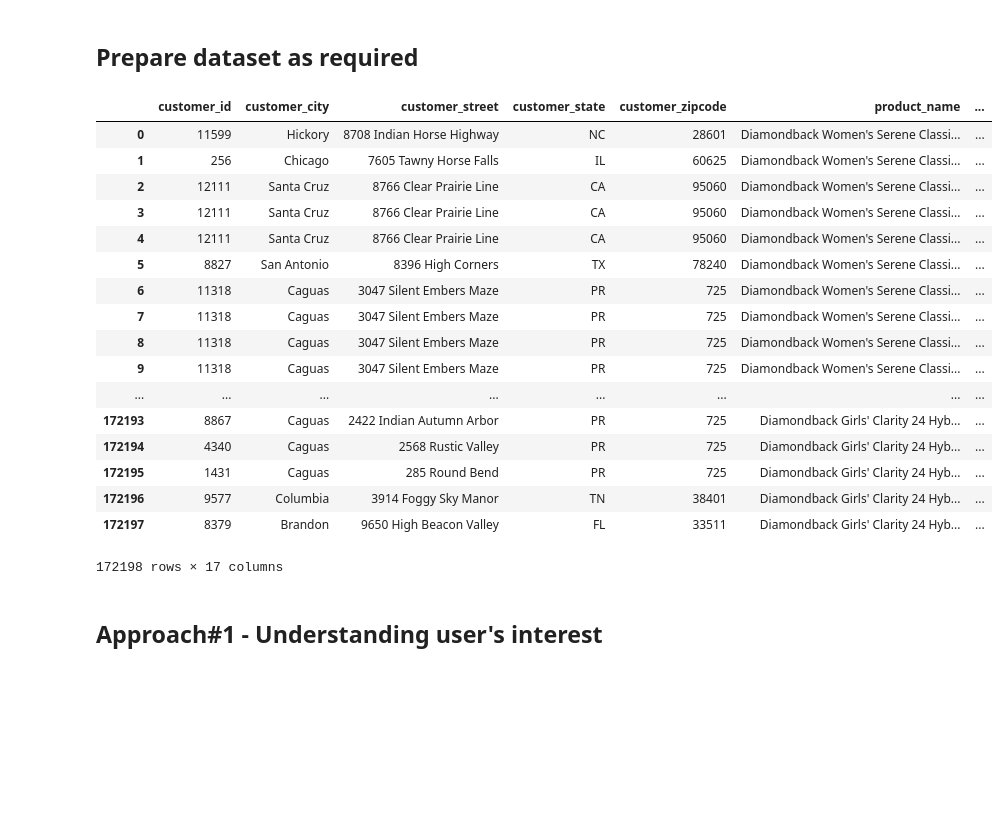
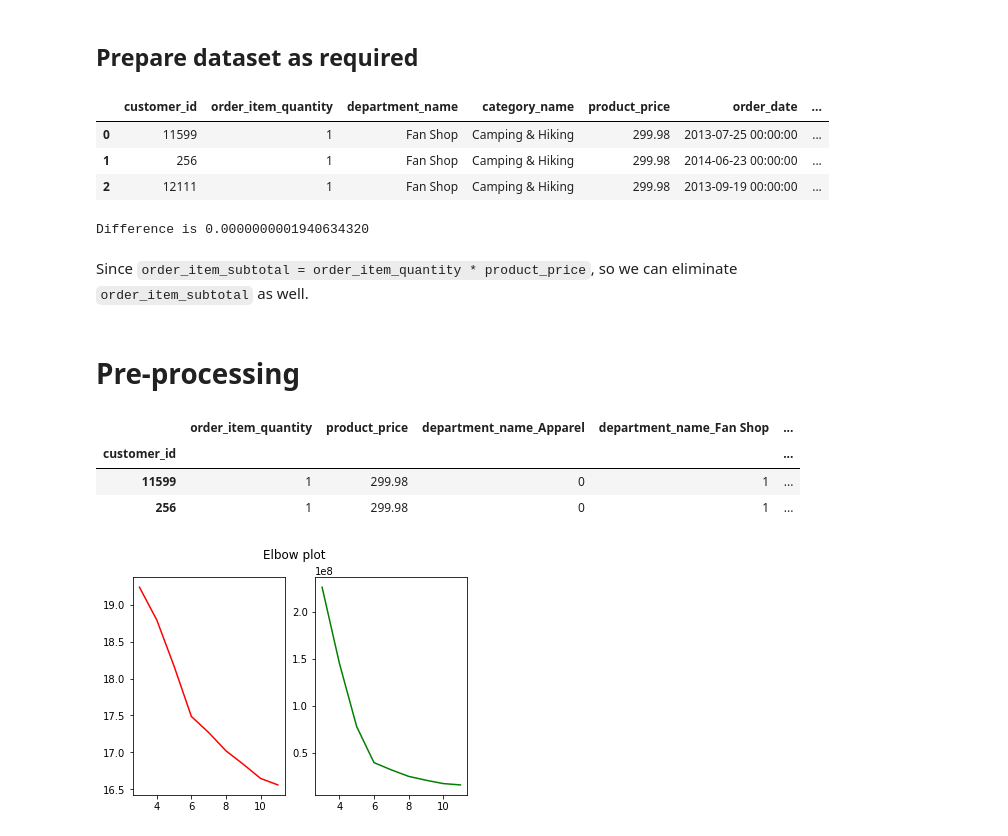
Before and after one commit to guptakvgaurav/ML-Weekend, a Jupyter notebook: jun_2_2018/scripts/gaurav/email_campaign.ipynb, the cells around one changed output. Cells and saved outputs as stored; diff of their text form; code cells hidden in the pictures; blank space fills up the shorter version.

```diff
--- a/jun_2_2018/scripts/gaurav/email_campaign.ipynb
+++ b/jun_2_2018/scripts/gaurav/email_campaign.ipynb
@@ -115,46 +115,53 @@ Now, we have following task in hand:
 # %%
 TempDf1 = pd.merge(Orders, Customer, left_on='order_customer_id', right_on='customer_id')
 Tempdf2 = pd.merge(TempDf1, Order_Items, left_on='order_id', right_on='order_item_order_id')
 Tempdf3 = pd.merge(Tempdf2, Products, left_on='order_item_product_id', right_on='product_id')
 Tempdf4 = pd.merge(Tempdf3, Categories, left_on='product_category_id', right_on='category_id')
 Tempdf5 = pd.merge(Tempdf4, Department, left_on='category_department_id', right_on='department_id')
 dfToProcess = Tempdf5[[  'customer_id',
                          'customer_city',
                          'customer_street',
                          'customer_state',
                          'customer_zipcode',
                          'product_name',
                          'product_description',
                          'product_price',
                          'product_image',
                          'order_id',
                          'order_date',
                          'order_status',
                          'order_item_quantity',
                          'order_item_subtotal',
-                         'order_item_product_price',
                          'category_name',
                          'department_name'
                       ]].copy(deep=True)
-dfToProcess
+# We are not considering following attributes as of now. This is because they need some special attention,
+# text processing etc.
+columns_not_in_consideration = [
+    'customer_city',
+    'customer_street',
+    'customer_state',
+    'customer_zipcode',
+    'product_name',
+    'product_description',
+    'product_image',
+    'order_id',
+]
+
+columns_to_consider = list(set(dfToProcess.columns)- set(columns_not_in_consideration))
+dfToProcess = dfToProcess[columns_to_consider]
+dfToProcess.head(3)
 # %% [output]
-|  | customer_id | customer_city | customer_street | customer_state | customer_zipcode | product_name | ... |
-| 0 | 11599 | Hickory | 8708 Indian Horse Highway | NC | 28601 | Diamondback Women's Serene Classi... | ... |
-| 1 | 256 | Chicago | 7605 Tawny Horse Falls | IL | 60625 | Diamondback Women's Serene Classi... | ... |
-| 2 | 12111 | Santa Cruz | 8766 Clear Prairie Line | CA | 95060 | Diamondback Women's Serene Classi... | ... |
-| 3 | 12111 | Santa Cruz | 8766 Clear Prairie Line | CA | 95060 | Diamondback Women's Serene Classi... | ... |
-| 4 | 12111 | Santa Cruz | 8766 Clear Prairie Line | CA | 95060 | Diamondback Women's Serene Classi... | ... |
-| 5 | 8827 | San Antonio | 8396 High Corners | TX | 78240 | Diamondback Women's Serene Classi... | ... |
-| 6 | 11318 | Caguas | 3047 Silent Embers Maze | PR | 725 | Diamondback Women's Serene Classi... | ... |
-| 7 | 11318 | Caguas | 3047 Silent Embers Maze | PR | 725 | Diamondback Women's Serene Classi... | ... |
-| 8 | 11318 | Caguas | 3047 Silent Embers Maze | PR | 725 | Diamondback Women's Serene Classi... | ... |
-| 9 | 11318 | Caguas | 3047 Silent Embers Maze | PR | 725 | Diamondback Women's Serene Classi... | ... |
-| ... | ... | ... | ... | ... | ... | ... | ... |
-| 172193 | 8867 | Caguas | 2422 Indian Autumn Arbor | PR | 725 | Diamondback Girls' Clarity 24 Hyb... | ... |
-| 172194 | 4340 | Caguas | 2568 Rustic Valley | PR | 725 | Diamondback Girls' Clarity 24 Hyb... | ... |
-| 172195 | 1431 | Caguas | 285 Round Bend | PR | 725 | Diamondback Girls' Clarity 24 Hyb... | ... |
-| 172196 | 9577 | Columbia | 3914 Foggy Sky Manor | TN | 38401 | Diamondback Girls' Clarity 24 Hyb... | ... |
-| 172197 | 8379 | Brandon | 9650 High Beacon Valley | FL | 33511 | Diamondback Girls' Clarity 24 Hyb... | ... |
+|  | customer_id | order_item_quantity | department_name | category_name | product_price | order_date | ... |
+| 0 | 11599 | 1 | Fan Shop | Camping & Hiking | 299.98 | 2013-07-25 00:00:00 | ... |
+| 1 | 256 | 1 | Fan Shop | Camping & Hiking | 299.98 | 2014-06-23 00:00:00 | ... |
+| 2 | 12111 | 1 | Fan Shop | Camping & Hiking | 299.98 | 2013-09-19 00:00:00 | ... |
-172198 rows × 17 columns
-# %% [markdown]
-## Approach#1 - Understanding user's interest
+# %%
+subTotal = dfToProcess['order_item_subtotal']
+qty = dfToProcess['order_item_quantity']
+item_price = dfToProcess['product_price']
+print('Difference is %.19f' % np.sum(subTotal - (qty*item_price)))
+# %% [output]
+Difference is 0.0000000001940634320
+# %% [markdown]
+Since `order_item_subtotal = order_item_quantity * product_price`, so we can eliminate `order_item_subtotal` as well.
@@ -160,0 +174,2 @@ dfToProcess
+# %% [markdown]
+# Pre-processing
@@ -160,0 +199,7 @@ dfToProcess
+# %%
+dfToProcess.head(2)
+# %% [output]
+|  | order_item_quantity | product_price | department_name_Apparel | department_name_Fan Shop | ... |
+| customer_id |  |  |  |  | ... |
+| 11599 | 1 | 299.98 | 0 | 1 | ... |
+| 256 | 1 | 299.98 | 0 | 1 | ... |
@@ -160,0 +212,10 @@ dfToProcess
+# %%
+clusters = [3,4,5,6,7, 8,9,10,11];
+f, (ax1, ax2) = plt.subplots(1, 2)
+
+ax1.plot(clusters, np.log(errors), 'r') # log(error) plot.
+ax2.plot(clusters, errors, 'g') # error plot
+f.suptitle('Elbow plot')
+plt.show()
+# %% [output]
+[figure, added]
```
Also changed, not shown: parts of 7 cells of this notebook.
